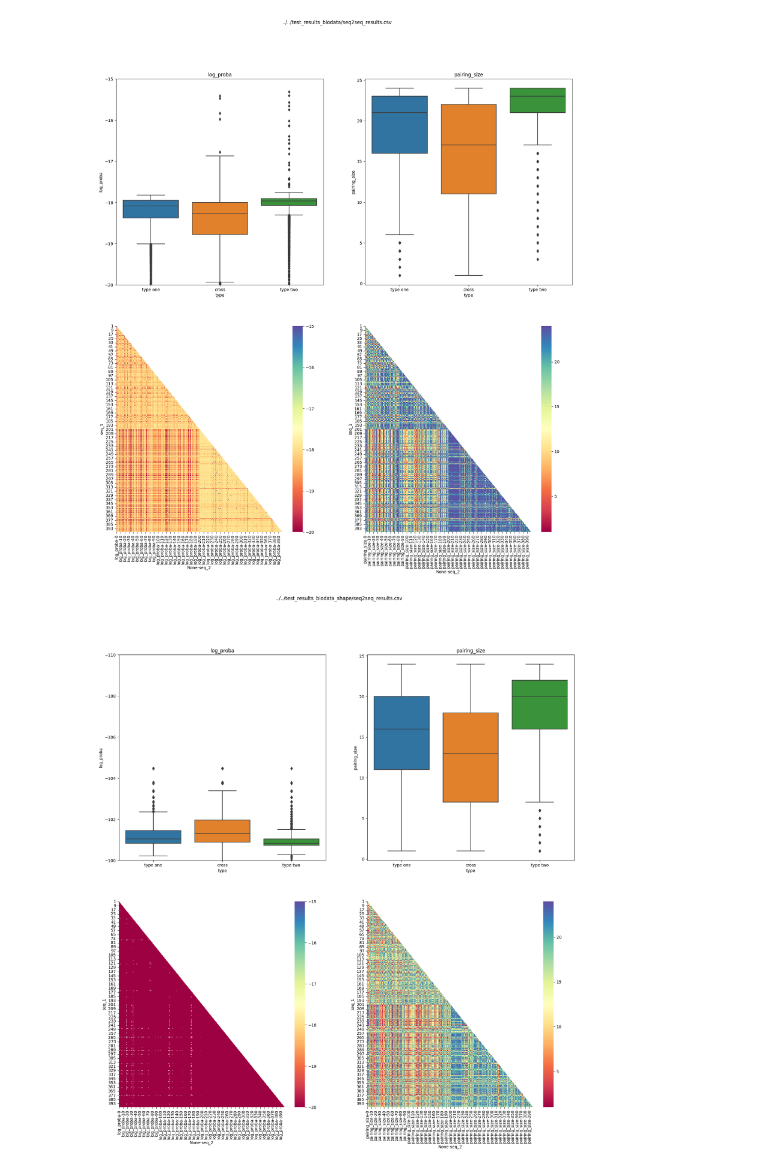
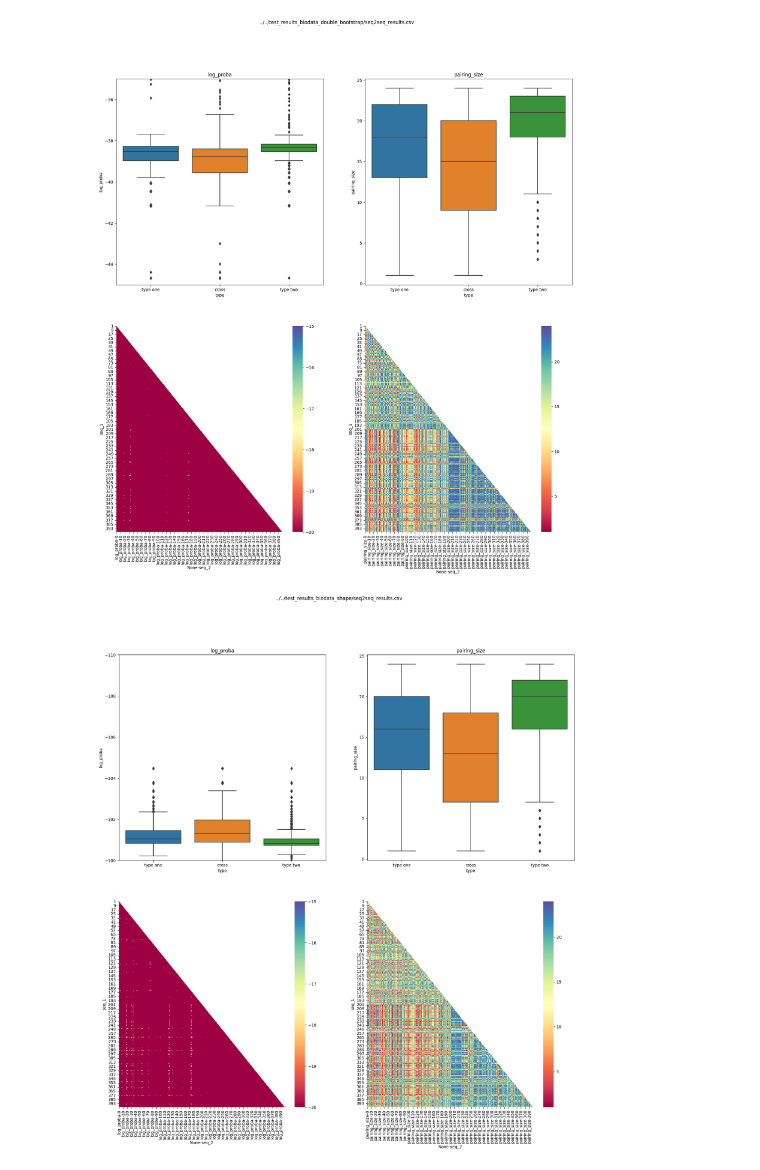
Before and after one commit to Caeph/bindmate, a Jupyter notebook: src/kmer_metric_evaluation/kl_divergence_first_look.ipynb, the cells around one changed output. Cells and saved outputs as stored; diff of their text form; code cells hidden in the pictures.

```diff
--- a/src/kmer_metric_evaluation/kl_divergence_first_look.ipynb
+++ b/src/kmer_metric_evaluation/kl_divergence_first_look.ipynb
@@ -11,31 +11,31 @@ def type_of_pair(i1, i2):
         return "type two"
     return "cross"
 # %%
-filename = "../../test_results_biodata/seq2seq_results.csv"
+filename = "../../test_results_biodata_double_bootstrap/seq2seq_results.csv"
 df = pd.read_csv(filename, sep=';', header=None)
 df.columns = ["seq_1", "seq_2", "proba", "pairing_size", "pairing"]
 df['log_proba'] = np.log(df['proba'])
 df['type'] = df.apply(lambda row: type_of_pair(row["seq_1"], row["seq_2"]), axis=1)
 
 fig, axes = plt.subplots(nrows=2, ncols=2, figsize=(20,20))
 
 sns.boxplot(data=df, x='type', y='log_proba', ax=axes[0,0])
-axes[0,0].set_ylim(-20, -15)
+axes[0,0].set_ylim(-45, -35)
 axes[0,0].set_title("log_proba")
 
 sns.boxplot(data=df, x='type', y='pairing_size', ax=axes[0,1])
 axes[0,1].set_title("pairing_size")
 
 mat = pd.pivot_table(df, values=['log_proba'], columns=['seq_2'], index=['seq_1'])
 sns.heatmap(mat, vmin=-20, vmax=-15, cmap="Spectral", ax=axes[1,0])
 
 mat = pd.pivot_table(df, values=['pairing_size'], columns=['seq_2'], index=['seq_1'])
 sns.heatmap(mat, cmap="Spectral", ax=axes[1,1])
 
 plt.suptitle(filename)
 plt.show()
 # %% [output]
-[figure, old version]
+[figure, new version]
 # %%
 filename = "../../test_results_biodata_shape/seq2seq_results.csv"
 df = pd.read_csv(filename, sep=';', header=None)
```
Also changed, not shown: 4 other files.
